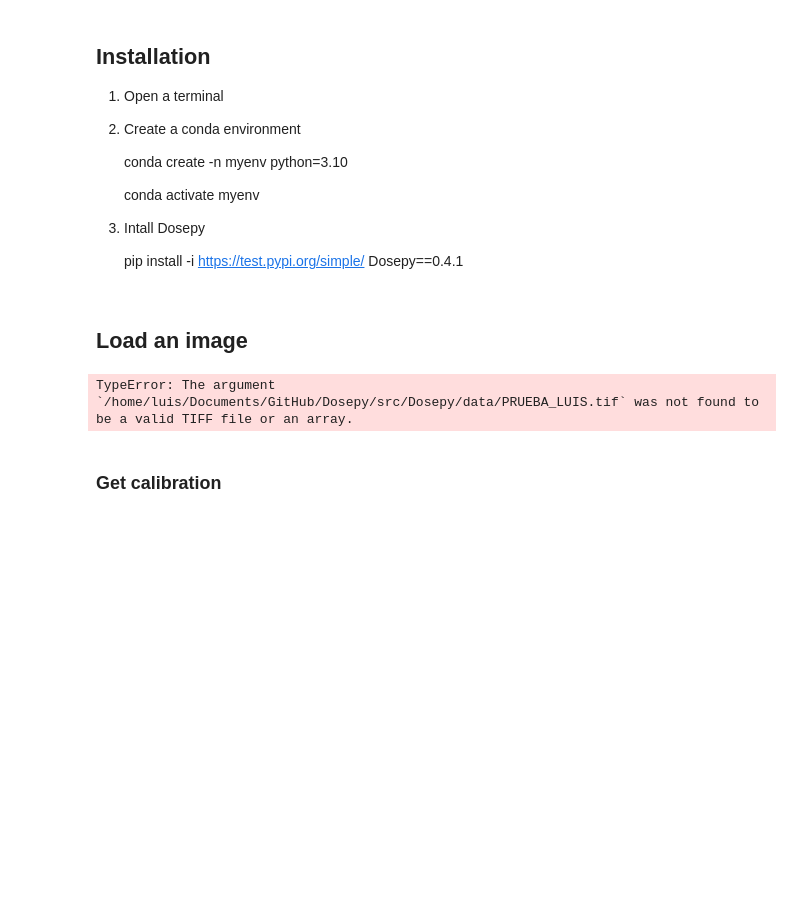
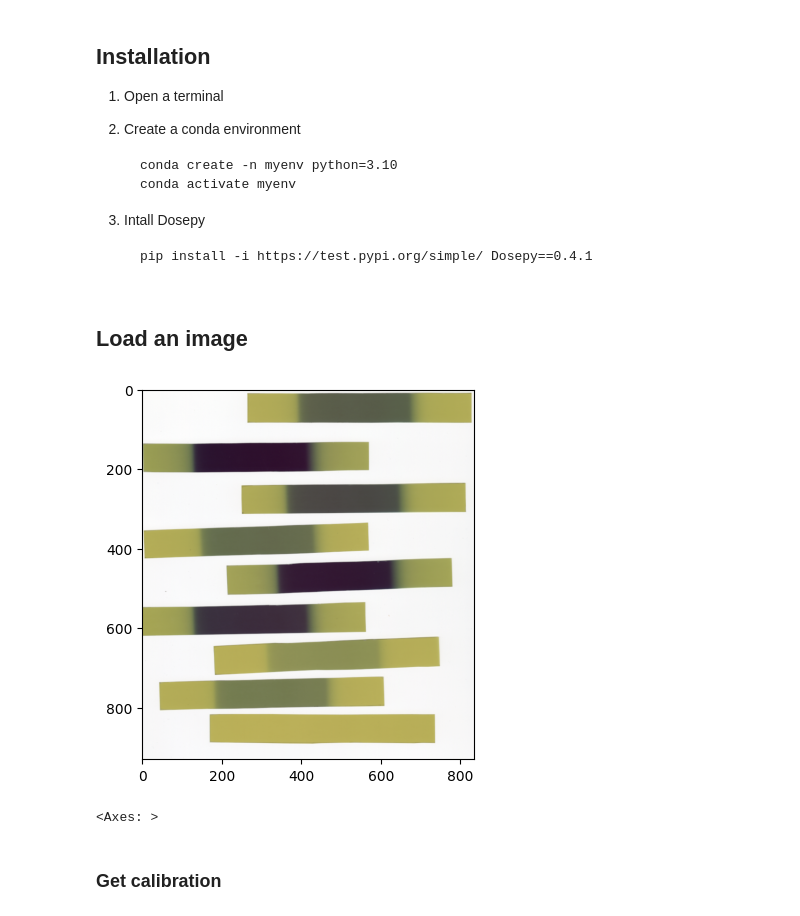
Before and after one commit to LuisOlivaresJ/Dosepy, a Jupyter notebook: src/Dosepy/tools/Automatic_usage.ipynb, the cells around one changed output. Saved outputs shown, nothing was run; the diff lists cells and outputs as text; code cells hidden in the pictures; blank space fills up the shorter version.

````diff
--- a/src/Dosepy/tools/Automatic_usage.ipynb
+++ b/src/Dosepy/tools/Automatic_usage.ipynb
@@ -4,30 +4,32 @@
 1. Open a terminal
 2. Create a conda environment
 
+   ```
    conda create -n myenv python=3.10
-
    conda activate myenv
+   ```
 
 3. Intall Dosepy
 
+   ```
    pip install -i https://test.pypi.org/simple/ Dosepy==0.4.1
+   ```
 # %% [markdown]
 ## Load an image
 # %%
 #from image import load
 from Dosepy.tools.image import load
 from pathlib import Path
 
-# PC office
-#file_path = Path("/home/luis/Documents/GitHub/Dosepy/src/Dosepy/data") / "PRUEBA_LUIS.tif"
-# Personal laptop
-#file_path = Path("/home/luis/Dosepy/src/Dosepy/data") / "PRUEBA_LUIS.tif"
+#file_path = Path("/home/luis/Documents/GitHub/Dosepy/src/Dosepy/data") / "PRUEBA_LUIS.tif" # PC office
+file_path = Path("/home/luis/Dosepy/src/Dosepy/data") / "PRUEBA_LUIS.tif" # Personal laptop
 
 cal_image = load(file_path, for_calib = True)
 
 cal_image.plot()
 # %% [output]
+[figure, added]
-TypeError: The argument `/home/luis/Documents/GitHub/Dosepy/src/Dosepy/data/PRUEBA_LUIS.tif` was not found to be a valid TIFF file or an array.
+<Axes: >
 # %% [markdown]
 ### Get calibration
 # %%
````
Also changed, not shown: parts of 6 cells of this notebook, 3 other files.
